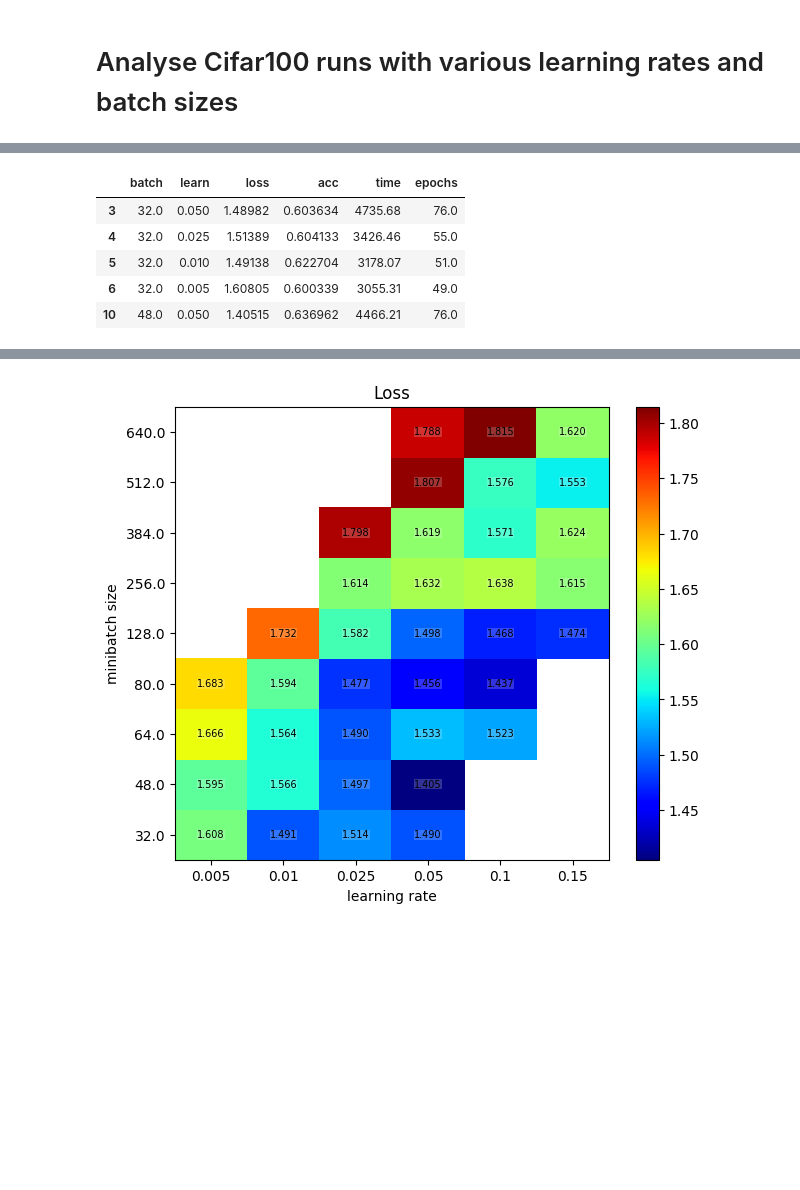
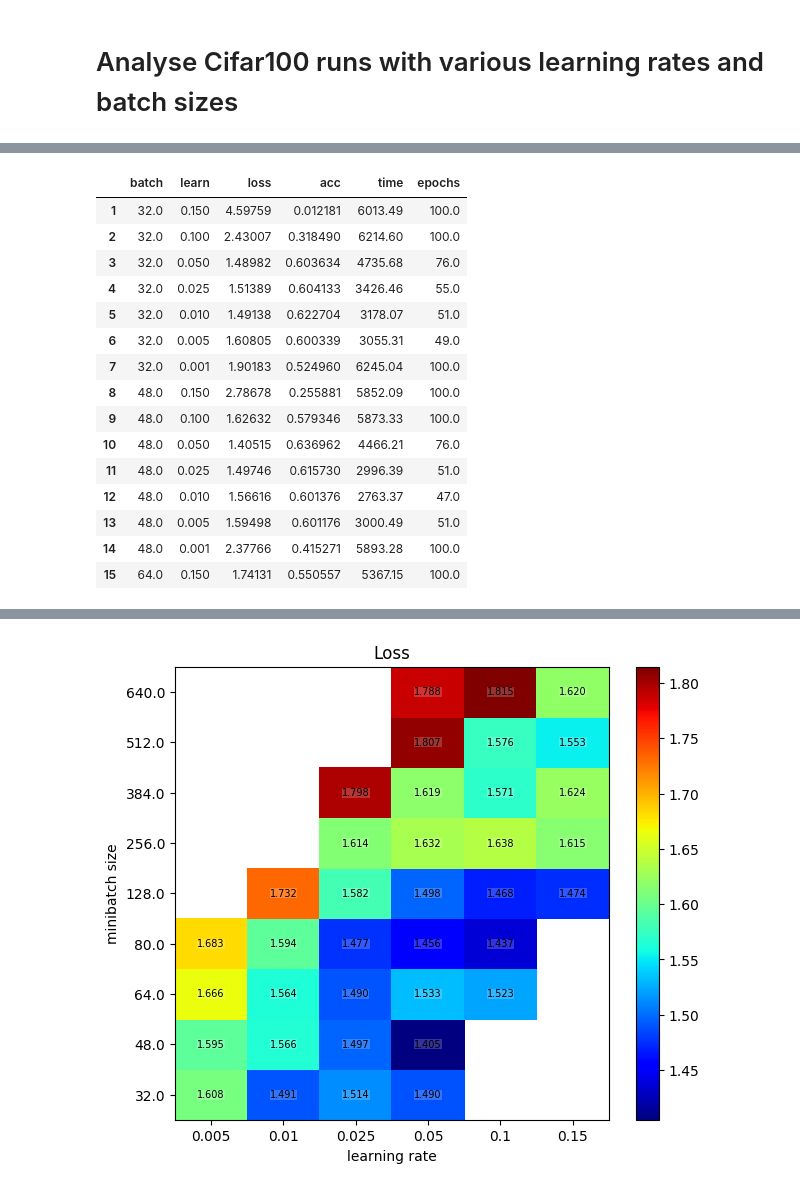
Before and after one commit to pyotr777/mlbenchmarks, a Jupyter notebook: Chainer/cifar-series.ipynb, the cells around one changed output, grey strips where cells are left out. Drawn from its saved outputs; the diff is of its cells as text; code cells hidden in the pictures; blank space fills up the shorter version.

```diff
--- a/Chainer/cifar-series.ipynb
+++ b/Chainer/cifar-series.ipynb
@@ -27,40 +29,50 @@ with open(filename,"r") as f:
     loss = 0
     acc = 0
     time = 0
     df = pd.DataFrame(data=None,columns=["batch","learn","loss","acc","time","epochs"])
     for line in lines:
         s = line.strip()
         m = batch_learn_pattern.match(s)
         if m:
             batch = int(m.group(1))
             learn = float(m.group(2))
             epoch = 0
             run += 1
             if debug: print "New run with:",batch,learn
         else:
             m = output_pattern.match(s)
             if m:
                 epoch = int(m.group(1))
                 if epoch == 100:
-                    loss= 0
-                    acc = 0
-                    time = 0
-                    #df.loc[run] = [batch,learn,loss,acc,time,0]
+                    loss = float(m.group(3))
+                    acc = float(m.group(5))
+                    time = float(m.group(6))
+                    df.loc[run] = [batch,learn,loss,acc,time,epoch]
                     if debug: print "Accuracy not reached",epoch
                 else:
                     loss = float(m.group(3))
                     acc = float(m.group(5))
                     time = float(m.group(6))
             else:
                 if epoch > 0 and epoch < 100:
                     if debug: print "Reached accuracy threshold at",epoch
                     if debug: print batch,learn,loss,acc,time
                     df.loc[run] = [batch,learn,loss,acc,time,epoch]
-df.iloc[:5]
+df.iloc[:15]
 # %% [output]
 |  | batch | learn | loss | acc | time | epochs |
+| 1 | 32.0 | 0.150 | 4.59759 | 0.012181 | 6013.49 | 100.0 |
+| 2 | 32.0 | 0.100 | 2.43007 | 0.318490 | 6214.60 | 100.0 |
 | 3 | 32.0 | 0.050 | 1.48982 | 0.603634 | 4735.68 | 76.0 |
 | 4 | 32.0 | 0.025 | 1.51389 | 0.604133 | 3426.46 | 55.0 |
 | 5 | 32.0 | 0.010 | 1.49138 | 0.622704 | 3178.07 | 51.0 |
 | 6 | 32.0 | 0.005 | 1.60805 | 0.600339 | 3055.31 | 49.0 |
+| 7 | 32.0 | 0.001 | 1.90183 | 0.524960 | 6245.04 | 100.0 |
+| 8 | 48.0 | 0.150 | 2.78678 | 0.255881 | 5852.09 | 100.0 |
+| 9 | 48.0 | 0.100 | 1.62632 | 0.579346 | 5873.33 | 100.0 |
 | 10 | 48.0 | 0.050 | 1.40515 | 0.636962 | 4466.21 | 76.0 |
+| 11 | 48.0 | 0.025 | 1.49746 | 0.615730 | 2996.39 | 51.0 |
+| 12 | 48.0 | 0.010 | 1.56616 | 0.601376 | 2763.37 | 47.0 |
+| 13 | 48.0 | 0.005 | 1.59498 | 0.601176 | 3000.49 | 51.0 |
+| 14 | 48.0 | 0.001 | 2.37766 | 0.415271 | 5893.28 | 100.0 |
+| 15 | 64.0 | 0.150 | 1.74131 | 0.550557 | 5367.15 | 100.0 |
```
Also changed, not shown: parts of 5 cells of this notebook, 3 other files.
